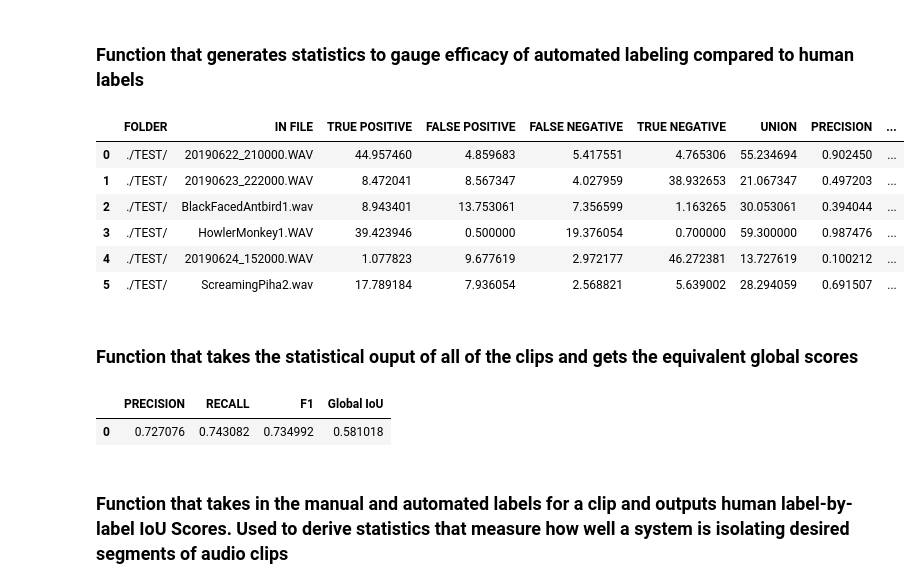
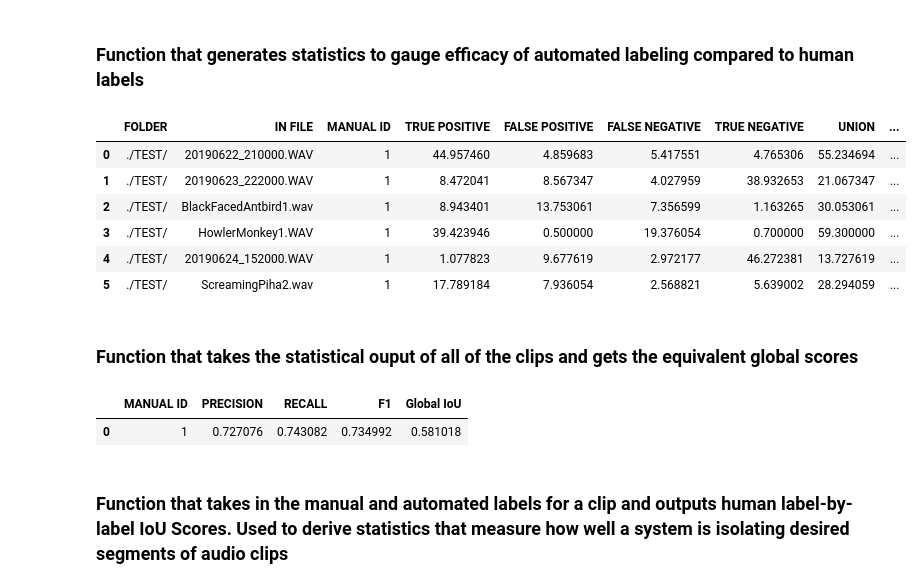
Before and after one commit to UCSD-E4E/PyHa, a Jupyter notebook: PyHa_Tutorial.ipynb, the cells around one changed output. Cells and saved outputs as stored; diff of their text form; code cells hidden in the pictures.

```diff
--- a/PyHa_Tutorial.ipynb
+++ b/PyHa_Tutorial.ipynb
@@ -164,23 +164,23 @@ piha_stats = plot_bird_label_scores(automated_piha_df,manual_piha_df)
 # %% [markdown]
 ### Function that generates statistics to gauge efficacy of automated labeling compared to human labels
 # %%
-statistics_df = automated_labeling_statistics(automated_df,manual_df)
+statistics_df = automated_labeling_statistics(automated_df,manual_df,stats_type = "general")
 statistics_df
 # %% [output]
-|  | FOLDER | IN FILE | TRUE POSITIVE | FALSE POSITIVE | FALSE NEGATIVE | TRUE NEGATIVE | UNION | PRECISION | ... |
-| 0 | ./TEST/ | 20190622_210000.WAV | 44.957460 | 4.859683 | 5.417551 | 4.765306 | 55.234694 | 0.902450 | ... |
-| 1 | ./TEST/ | 20190623_222000.WAV | 8.472041 | 8.567347 | 4.027959 | 38.932653 | 21.067347 | 0.497203 | ... |
-| 2 | ./TEST/ | BlackFacedAntbird1.wav | 8.943401 | 13.753061 | 7.356599 | 1.163265 | 30.053061 | 0.394044 | ... |
-| 3 | ./TEST/ | HowlerMonkey1.WAV | 39.423946 | 0.500000 | 19.376054 | 0.700000 | 59.300000 | 0.987476 | ... |
-| 4 | ./TEST/ | 20190624_152000.WAV | 1.077823 | 9.677619 | 2.972177 | 46.272381 | 13.727619 | 0.100212 | ... |
-| 5 | ./TEST/ | ScreamingPiha2.wav | 17.789184 | 7.936054 | 2.568821 | 5.639002 | 28.294059 | 0.691507 | ... |
+|  | FOLDER | IN FILE | MANUAL ID | TRUE POSITIVE | FALSE POSITIVE | FALSE NEGATIVE | TRUE NEGATIVE | UNION | ... |
+| 0 | ./TEST/ | 20190622_210000.WAV | 1 | 44.957460 | 4.859683 | 5.417551 | 4.765306 | 55.234694 | ... |
+| 1 | ./TEST/ | 20190623_222000.WAV | 1 | 8.472041 | 8.567347 | 4.027959 | 38.932653 | 21.067347 | ... |
+| 2 | ./TEST/ | BlackFacedAntbird1.wav | 1 | 8.943401 | 13.753061 | 7.356599 | 1.163265 | 30.053061 | ... |
+| 3 | ./TEST/ | HowlerMonkey1.WAV | 1 | 39.423946 | 0.500000 | 19.376054 | 0.700000 | 59.300000 | ... |
+| 4 | ./TEST/ | 20190624_152000.WAV | 1 | 1.077823 | 9.677619 | 2.972177 | 46.272381 | 13.727619 | ... |
+| 5 | ./TEST/ | ScreamingPiha2.wav | 1 | 17.789184 | 7.936054 | 2.568821 | 5.639002 | 28.294059 | ... |
 # %% [markdown]
 ### Function that takes the statistical ouput of all of the clips and gets the equivalent global scores
 # %%
 global_dataset_statistics(statistics_df)
 # %% [output]
-|  | PRECISION | RECALL | F1 | Global IoU |
-| 0 | 0.727076 | 0.743082 | 0.734992 | 0.581018 |
+|  | MANUAL ID | PRECISION | RECALL | F1 | Global IoU |
+| 0 | 1 | 0.727076 | 0.743082 | 0.734992 | 0.581018 |
 # %% [markdown]
 ### Function that takes in the manual and automated labels for a clip and outputs human label-by-label IoU Scores. Used to derive statistics that measure how well a system is isolating desired segments of audio clips
 # %%
```
Also changed, not shown: parts of 6 cells of this notebook.
